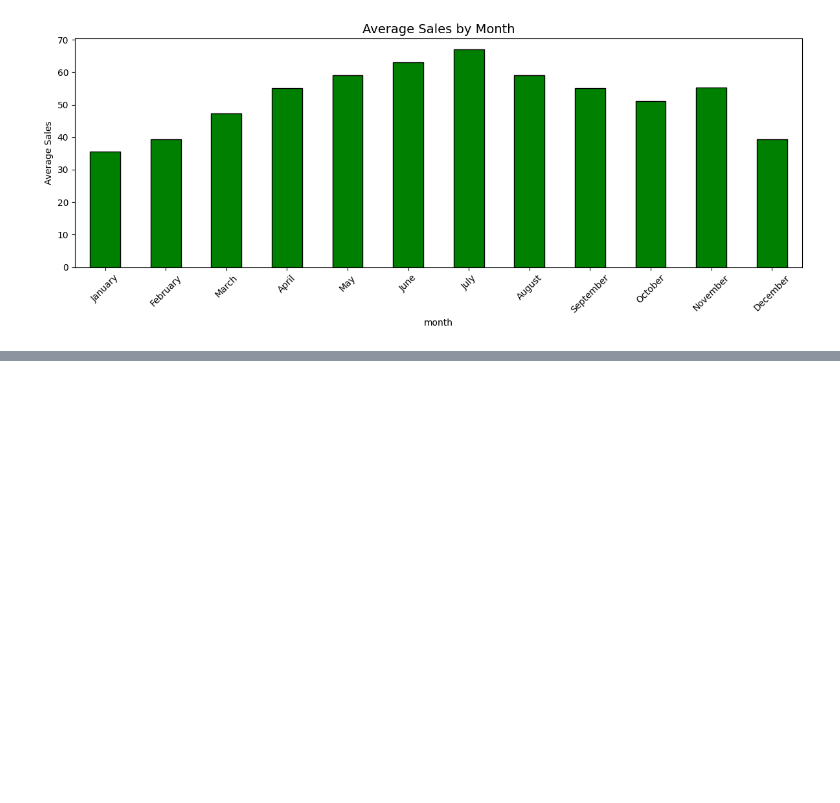
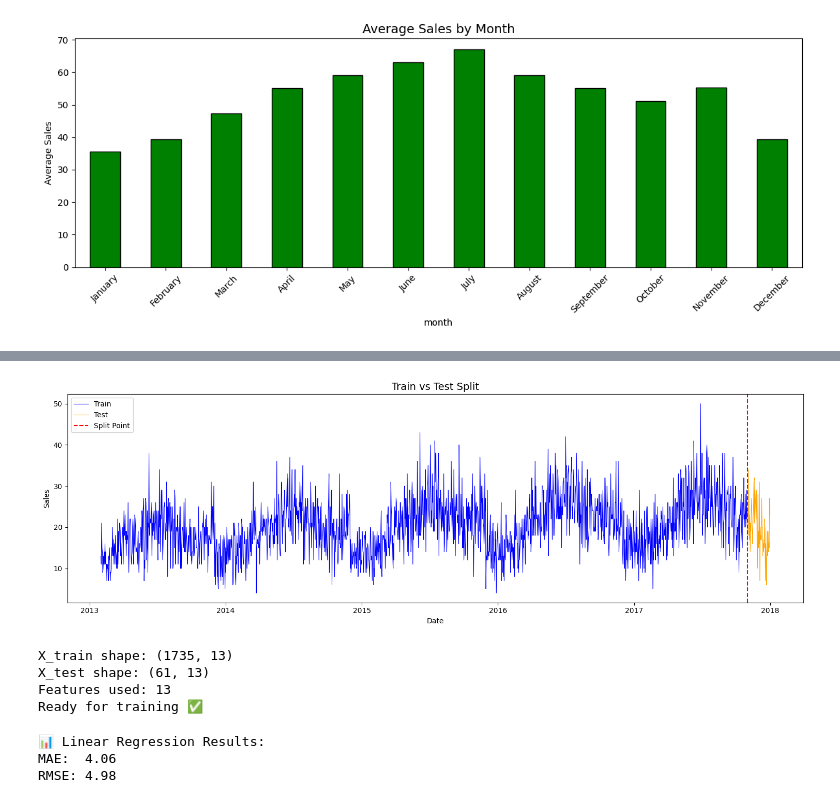
Before and after one commit to rahulmaurya493/restaurant-demand-forecasting, a Jupyter notebook: code_Store.ipynb, the cells around one changed output, grey strips where cells are left out. Drawn from its saved outputs; the diff is of its cells as text; code cells hidden in the pictures; blank space fills up the shorter version.

```diff
--- a/code_Store.ipynb
+++ b/code_Store.ipynb
@@ -116,0 +307,64 @@ plt.show()
+# %%
+plt.figure(figsize=(15, 5))
+plt.plot(train['date'], train['sales'], label='Train', color='blue', linewidth=0.8)
+plt.plot(test['date'], test['sales'], label='Test', color='orange', linewidth=0.8)
+plt.axvline(pd.to_datetime(split_date), color='red', linestyle='--', label='Split Point')
+plt.title('Train vs Test Split', fontsize=14)
+plt.xlabel('Date')
+plt.ylabel('Sales')
+plt.legend()
+plt.tight_layout()
+plt.show()
+# %% [output]
+[figure, added]
+# %%
+# Define features and target
+features = [
+    'day_of_week', 'day_of_month', 'month',
+    'quarter', 'year', 'is_weekend',
+    'lag_1', 'lag_7', 'lag_30',
+    'rolling_7_mean', 'rolling_14_mean',
+    'rolling_30_mean', 'rolling_7_std'
+]
+
+target = 'sales'
+
+# Split into X and y
+X_train = train[features]
+y_train = train[target]
+
+X_test = test[features]
+y_test = test[target]
+
+print("X_train shape:", X_train.shape)
+print("X_test shape:", X_test.shape)
+print("Features used:", len(features))
+print("Ready for training ✅")
+# %% [output]
+X_train shape: (1735, 13)
+X_test shape: (61, 13)
+Features used: 13
+Ready for training ✅
+# %%
+from sklearn.linear_model import LinearRegression
+from sklearn.metrics import mean_absolute_error, mean_squared_error
+import numpy as np
+
+# Train
+lr = LinearRegression()
+lr.fit(X_train, y_train)
+
+# Predict
+lr_pred = lr.predict(X_test)
+
+# Evaluate
+lr_mae = mean_absolute_error(y_test, lr_pred)
+lr_rmse = np.sqrt(mean_squared_error(y_test, lr_pred))
+
+print("📊 Linear Regression Results:")
+print(f"MAE:  {lr_mae:.2f}")
+print(f"RMSE: {lr_rmse:.2f}")
+# %% [output]
+📊 Linear Regression Results:
+MAE:  4.06
+RMSE: 4.98
```
Also changed, not shown: parts of 18 cells of this notebook.
